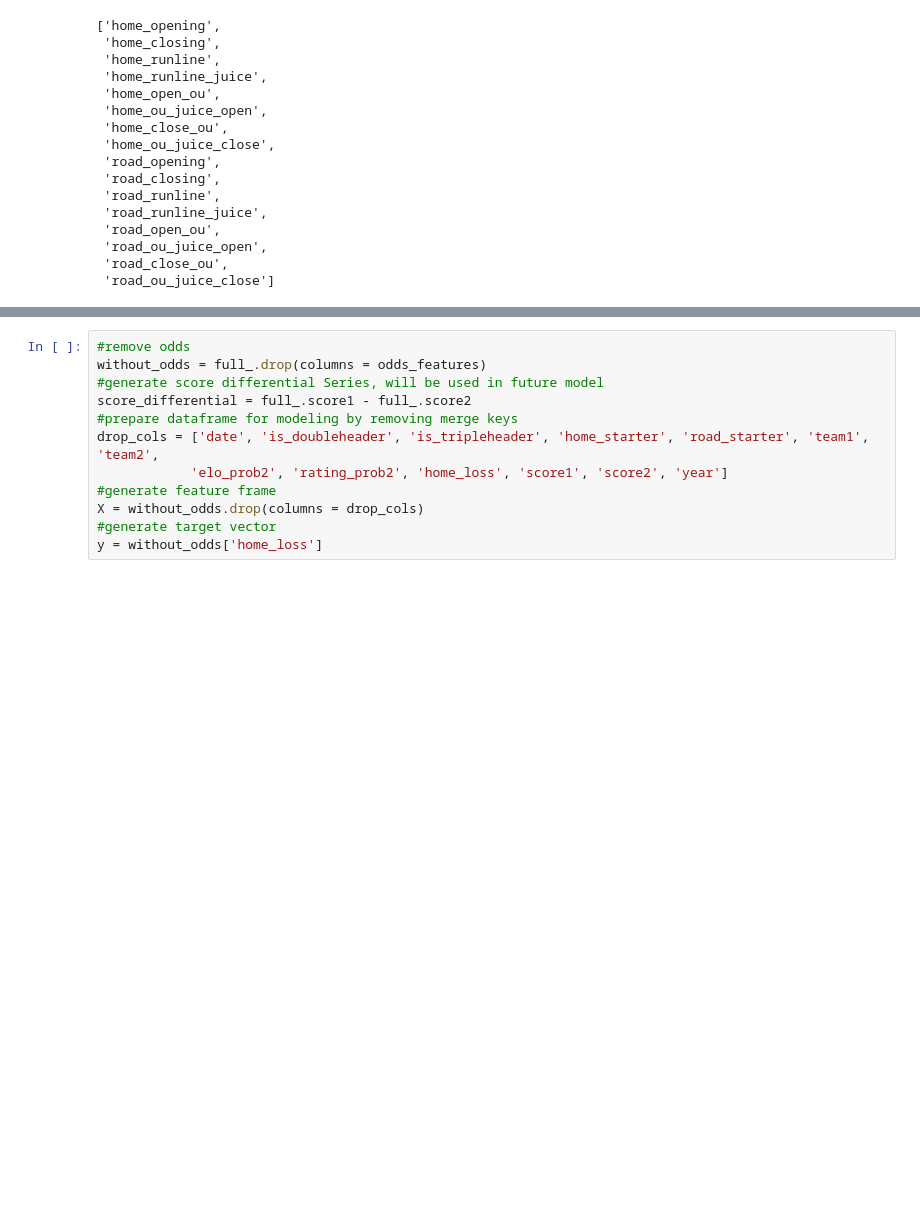
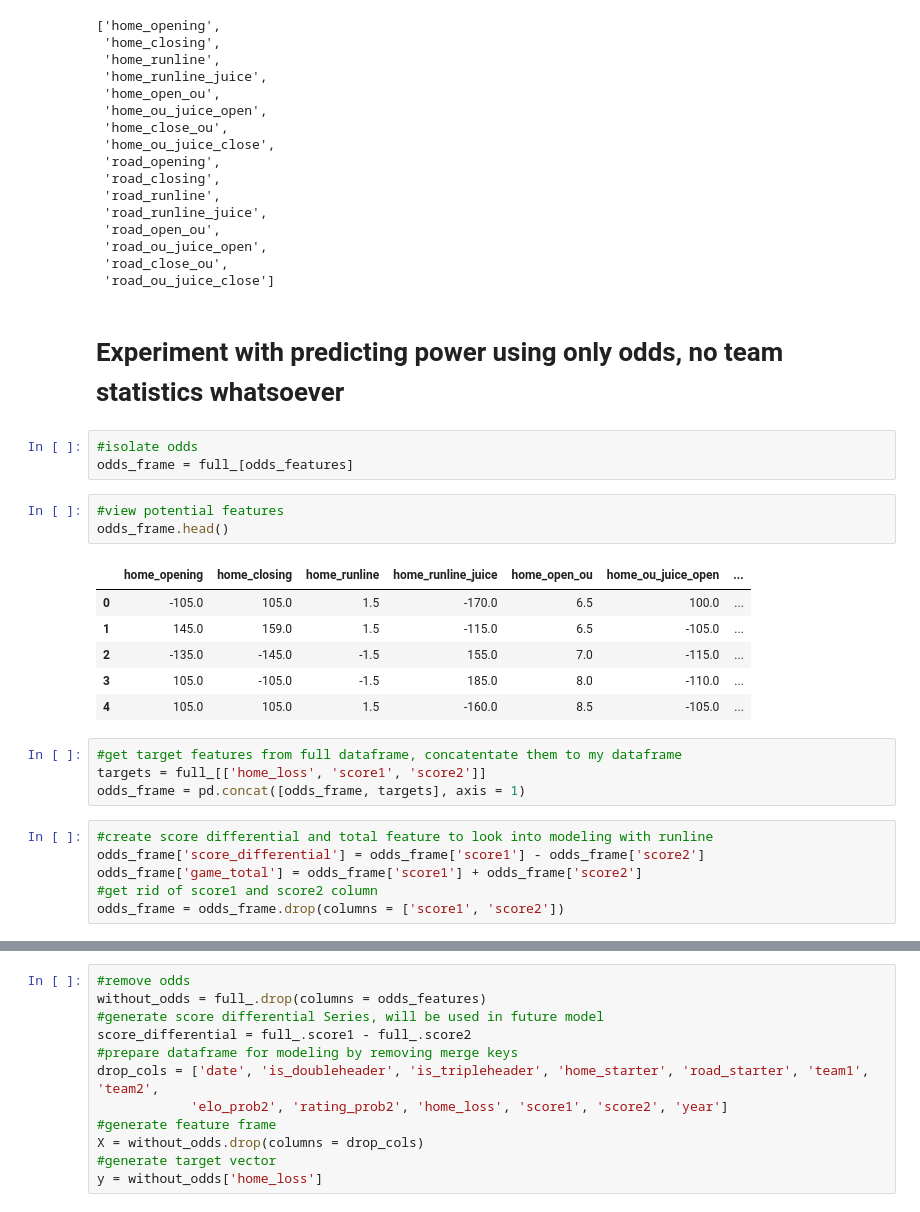
Before and after one commit to asoane34/retrosheet_analysis, a Jupyter notebook: 02betting_lines_application.ipynb, the cells around one changed output, grey strips where cells are left out. Drawn from its saved outputs; the diff is of its cells as text; blank space fills up the shorter version.

```diff
--- a/02betting_lines_application.ipynb
+++ b/02betting_lines_application.ipynb
@@ -259,3 +316,28 @@ odds_features
  'road_ou_juice_open',
  'road_close_ou',
  'road_ou_juice_close']
+# %% [markdown]
+# Experiment with predicting power using only odds, no team statistics whatsoever
+# %%
+#isolate odds
+odds_frame = full_[odds_features]
+# %%
+#view potential features
+odds_frame.head()
+# %% [output]
+|  | home_opening | home_closing | home_runline | home_runline_juice | home_open_ou | home_ou_juice_open | ... |
+| 0 | -105.0 | 105.0 | 1.5 | -170.0 | 6.5 | 100.0 | ... |
+| 1 | 145.0 | 159.0 | 1.5 | -115.0 | 6.5 | -105.0 | ... |
+| 2 | -135.0 | -145.0 | -1.5 | 155.0 | 7.0 | -115.0 | ... |
+| 3 | 105.0 | -105.0 | -1.5 | 185.0 | 8.0 | -110.0 | ... |
+| 4 | 105.0 | 105.0 | 1.5 | -160.0 | 8.5 | -105.0 | ... |
+# %%
+#get target features from full dataframe, concatentate them to my dataframe
+targets = full_[['home_loss', 'score1', 'score2']]
+odds_frame = pd.concat([odds_frame, targets], axis = 1)
+# %%
+#create score differential and total feature to look into modeling with runline
+odds_frame['score_differential'] = odds_frame['score1'] - odds_frame['score2']
+odds_frame['game_total'] = odds_frame['score1'] + odds_frame['score2']
+#get rid of score1 and score2 column
+odds_frame = odds_frame.drop(columns = ['score1', 'score2'])
```
Also changed, not shown: parts of 31 cells of this notebook, 1 other file.
